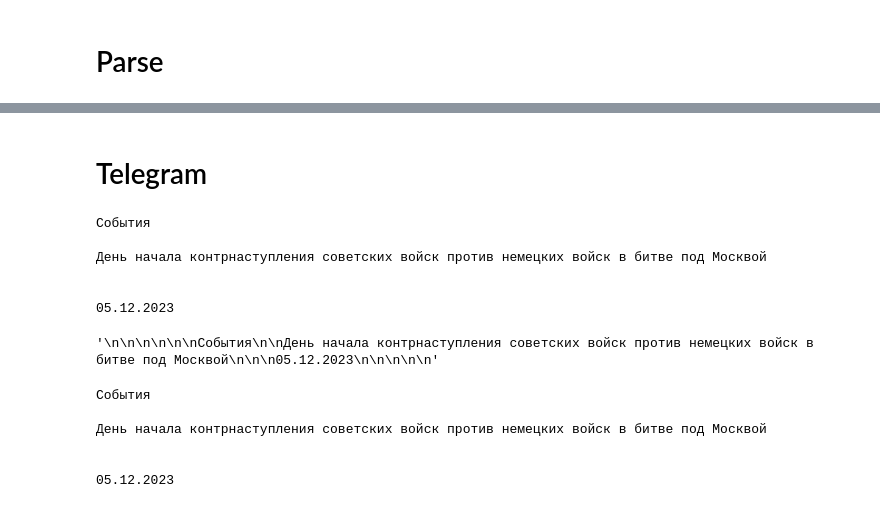
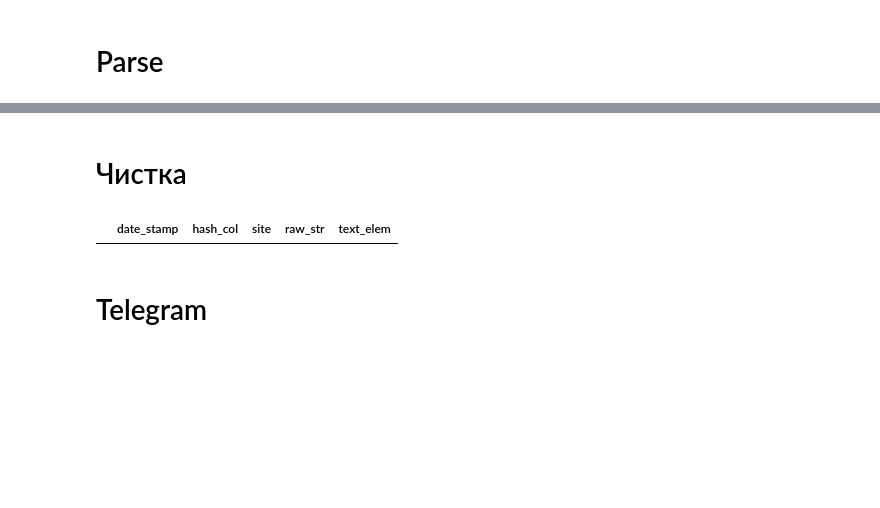
Before and after one commit to SeniorDataFrame/projects, a Jupyter notebook: Museums/main.ipynb, the cells around one changed output, grey strips where cells are left out. Cells and saved outputs as stored; diff of their text form; code cells hidden in the pictures; blank space fills up the shorter version.

```diff
--- a/Museums/main.ipynb
+++ b/Museums/main.ipynb
@@ -74,0 +244,41 @@ df_raw_p['text_elem'] = df_raw_p['raw_str'].apply(lambda x: BeautifulSoup(x, 'ht
+# %% [markdown]
+# Чистка
+# %%
+def adj_lim(x:list):
+    '''Ограничивает длину слова'''
+    for i, el  in enumerate(x):
+
+        if len(el) > WORLD_LIMIT:
+            x[i] = el[:WORLD_LIMIT]+'...'
+
+    return x
+
+
+
+list_unuse = ['\t\t\t\tЧитать далее»\t\t\t', 'подробнее >>']
+
+
+def drop_words(x:list):
+    '''
+    Удаляю лишние слова
+    '''
+    new_list = []
+    for l in x:
+
+        if not l in list_unuse:
+            new_list.append(l)
+    return new_list
+# %%
+df_n_compl['text_elem'] = df_n_compl['text_elem'].str.replace('^[(\\n)\\t ]+','', regex=True)
+
+df_n_compl['text_elem'] = df_n_compl['text_elem'].str.replace('(\\n){3,}','\n\n', regex=True)
+
+df_n_compl['text_elem'] = df_n_compl['text_elem'].str.replace(' {3,}',' ', regex=True)
+
+df_n_compl['text_elem'] = df_n_compl['text_elem'].str.replace('\\n+$', '', regex=True)
+# %%
+df_n_compl['text_elem'] = df_n_compl['text_elem'].apply(lambda x: re.split(r"(\n)", x))
+
+df_n_compl['text_elem'] = df_n_compl['text_elem'].apply(adj_lim)
+
+df_n_compl['text_elem'] = df_n_compl['text_elem'].apply(drop_words)
@@ -75,24 +287,6 @@ df_raw_p['text_elem'] = df_raw_p['raw_str'].apply(lambda x: BeautifulSoup(x, 'ht
+# %%
+df_n_compl
+# %% [output]
+|  | date_stamp | hash_col | site | raw_str | text_elem |
 # %% [markdown]
 # Telegram
-# %%
-print(df_raw_p['text_elem'][0])
-# %% [output]
-События
-
-День начала контрнаступления советских войск против немецких войск в битве под Москвой
-
-
-05.12.2023
-# %%
-df_raw_p['text_elem'][0]
-# %% [output]
-'\n\n\n\n\n\nСобытия\n\nДень начала контрнаступления советских войск против немецких войск в битве под Москвой\n\n\n05.12.2023\n\n\n\n\n'
-# %%
-print(df_raw_p['text_elem'][0])
-# %% [output]
-События
-
-День начала контрнаступления советских войск против немецких войск в битве под Москвой
-
-
-05.12.2023
```
Also changed, not shown: parts of 113 cells of this notebook, 2 other files.
